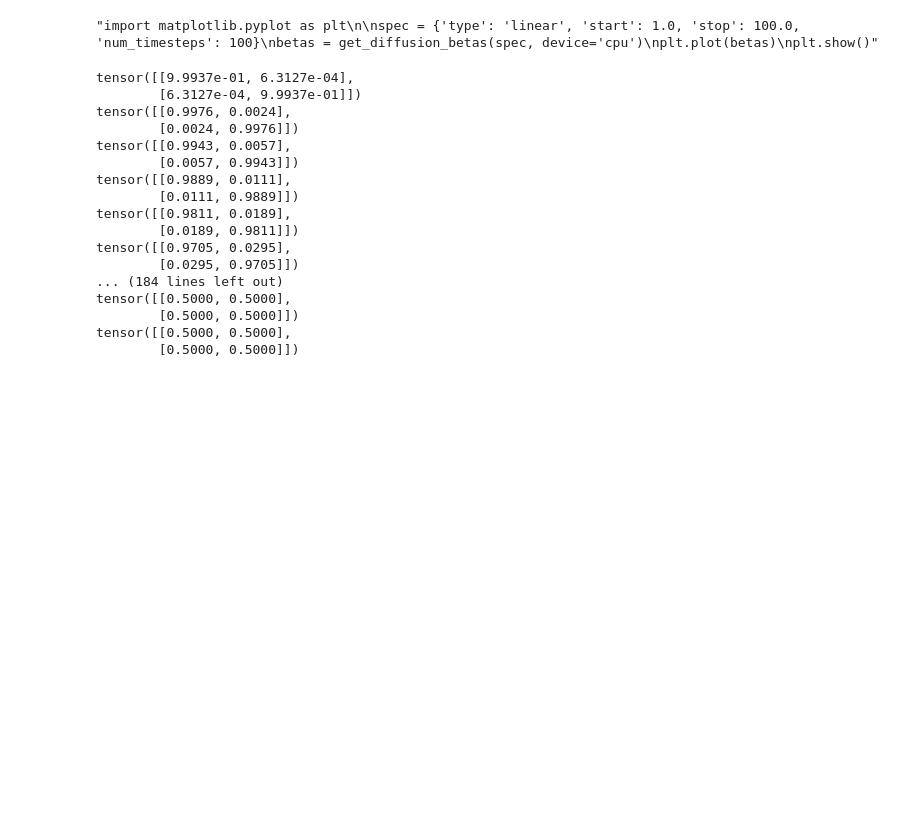
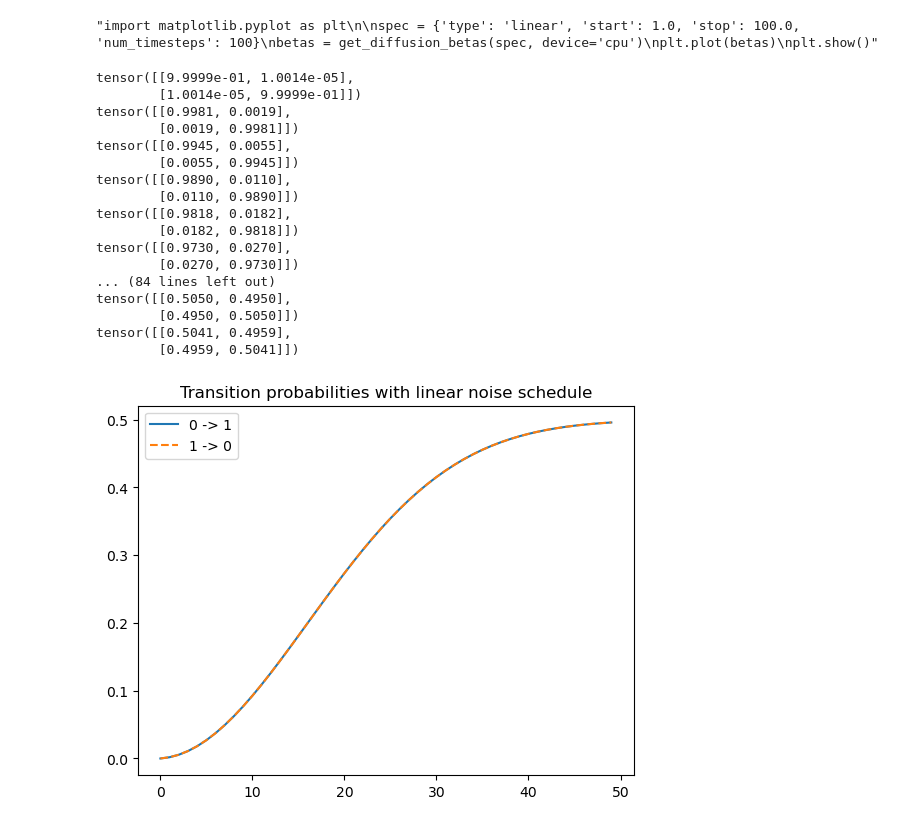
Before and after one commit to schjo480/Master_Thesis, a Jupyter notebook: models/test_transition_matrices.ipynb, the cells around one changed output. Drawn from its saved outputs; the diff is of its cells as text; code cells hidden in the pictures; blank space fills up the shorter version.

```diff
--- a/models/test_transition_matrices.ipynb
+++ b/models/test_transition_matrices.ipynb
@@ -522,6 +544,7 @@ tensor([[0.9769, 0.0231],
         [0.0231, 0.9769]], dtype=torch.float64)
 "import matplotlib.pyplot as plt\n\nspec = {'type': 'linear', 'start': 1.0, 'stop': 100.0, 'num_timesteps': 100}\nbetas = get_diffusion_betas(spec, device='cpu')\nplt.plot(betas)\nplt.show()"
 # %%
+T = 50
 def get_transition_matrix(t, device='cpu'):
     """
     Generates a 2x2 transition matrix for a discrete diffusion process at timestep t.
@@ -534,15 +557,15 @@ def get_transition_matrix(t, device='cpu'):
     - transition_matrix: torch.Tensor, a 2x2 transition matrix.
     """
     betas, _, alpha_bars = cosine_beta_schedule(T)
-    spec = {'type': 'cosine', 'start': 0.00001, 'stop': 0.001, 'num_timesteps': T}
+    spec = {'type': 'linear', 'start': 0.00001, 'stop': 0.09, 'num_timesteps': T}
     betas = get_diffusion_betas(spec, device=device)
     alphas = 1 - betas
     alpha_bars = torch.cumprod(alphas, dim=0)
     alpha_bar_t = alpha_bars[t].to(device)
 
     # Compute the transition probabilities
-    transition_matrix = torch.tensor([[alpha_bar_t, 1 - alpha_bar_t],
-                                      [1 - alpha_bar_t, alpha_bar_t]], device=device)
+    transition_matrix = torch.tensor([[alphas[t], 1 - alphas[t]],
+                                      [1 - alphas[t], alphas[t]]], device=device)
 
     return transition_matrix
 # %%
@@ -563,24 +586,36 @@ for t in range(1, T):
     q_mats.append(q_mat_t)
 q_mats = torch.stack(q_mats, axis=0)
 
+zero_to_one = []
+one_to_zero = []
 for t in range(0, T, 1):
+    zero_to_one.append(q_mats[t][0][1].item())
+    one_to_zero.append(q_mats[t][1][0].item())
     print(q_mats[t])
 # %% [output]
-tensor([[9.9937e-01, 6.3127e-04],
-        [6.3127e-04, 9.9937e-01]])
-tensor([[0.9976, 0.0024],
-        [0.0024, 0.9976]])
-tensor([[0.9943, 0.0057],
-        [0.0057, 0.9943]])
-tensor([[0.9889, 0.0111],
-        [0.0111, 0.9889]])
-tensor([[0.9811, 0.0189],
-        [0.0189, 0.9811]])
-tensor([[0.9705, 0.0295],
-        [0.0295, 0.9705]])
-... (184 lines left out)
-tensor([[0.5000, 0.5000],
-        [0.5000, 0.5000]])
-tensor([[0.5000, 0.5000],
-        [0.5000, 0.5000]])
+tensor([[9.9999e-01, 1.0014e-05],
+        [1.0014e-05, 9.9999e-01]])
+tensor([[0.9981, 0.0019],
+        [0.0019, 0.9981]])
+tensor([[0.9945, 0.0055],
+        [0.0055, 0.9945]])
+tensor([[0.9890, 0.0110],
+        [0.0110, 0.9890]])
+tensor([[0.9818, 0.0182],
+        [0.0182, 0.9818]])
+tensor([[0.9730, 0.0270],
+        [0.0270, 0.9730]])
+... (84 lines left out)
+tensor([[0.5050, 0.4950],
+        [0.4950, 0.5050]])
+tensor([[0.5041, 0.4959],
+        [0.4959, 0.5041]])
+# %%
+plt.plot(zero_to_one)
+plt.plot(one_to_zero, linestyle='dashed')
+plt.legend(['0 -> 1', '1 -> 0'])
+plt.title('Transition probabilities with linear noise schedule')
+plt.show()
+# %% [output]
+[figure, added]
 # %%
```
Also changed, not shown: parts of 7 cells of this notebook, 7 other files.
